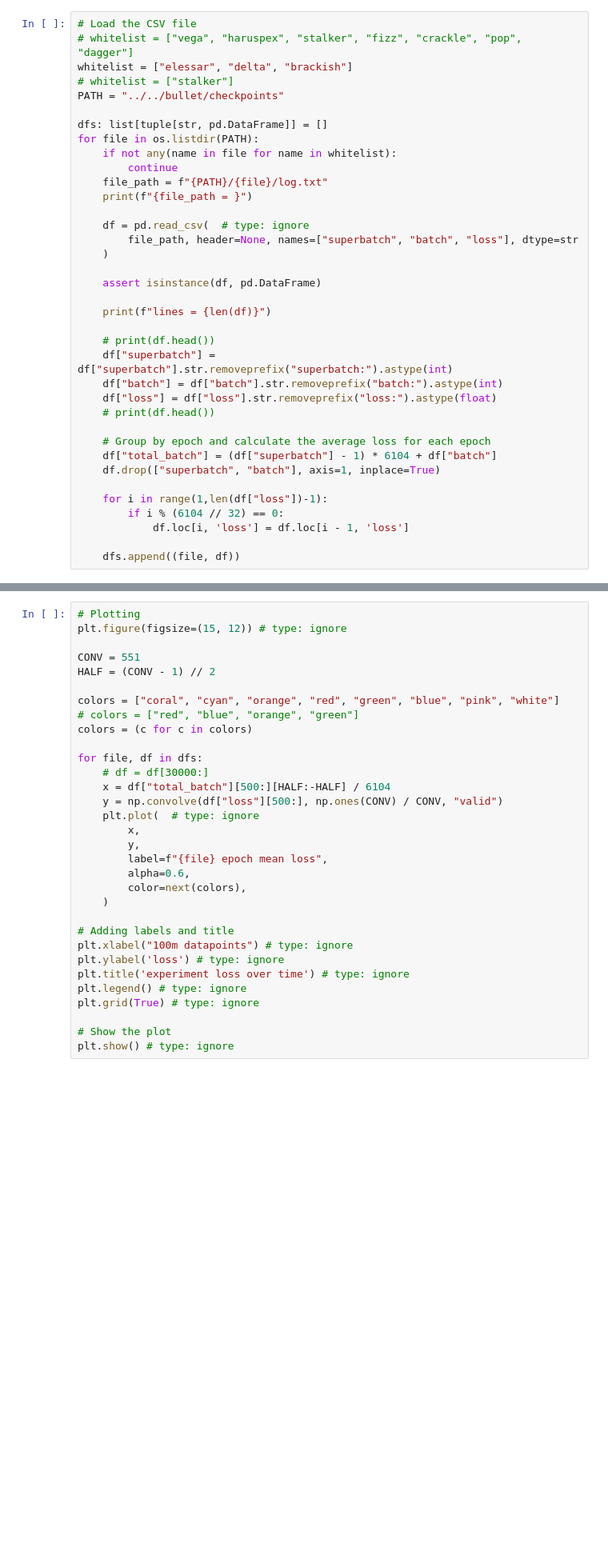
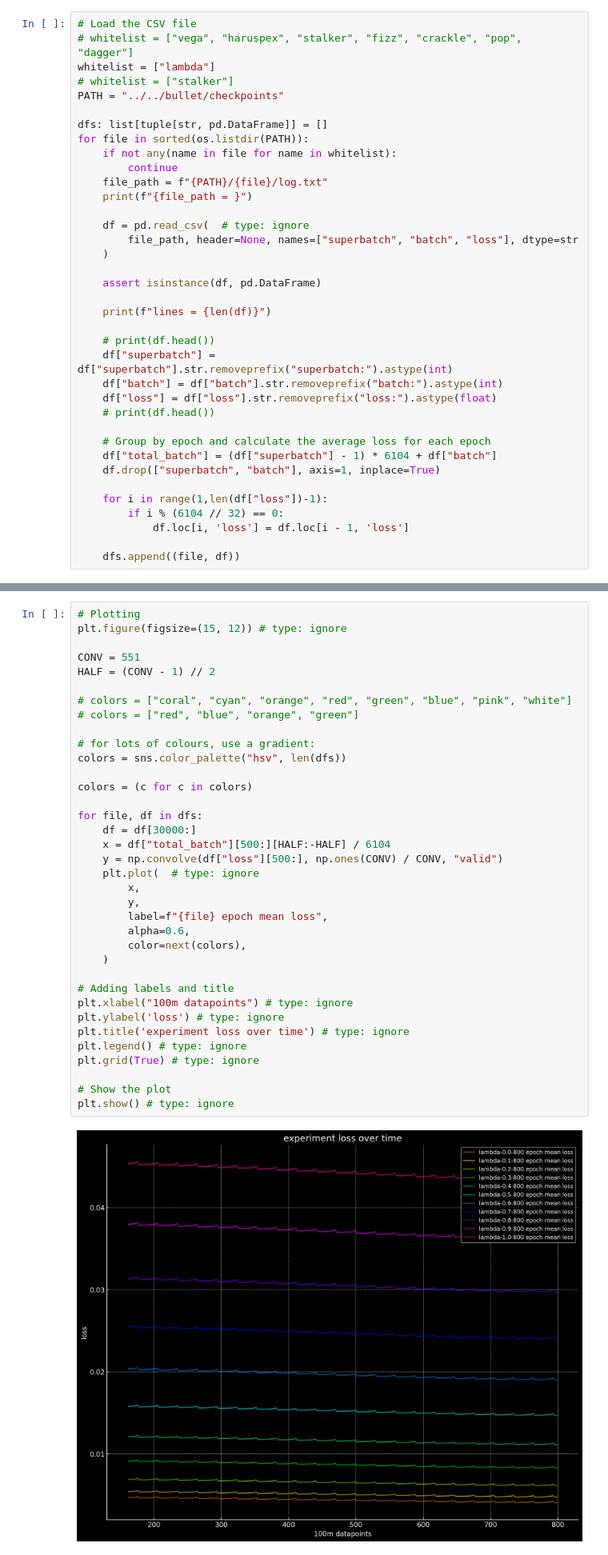
Before and after one commit to cosmobobak/advanced-nnue-program, a Jupyter notebook: plot-loss.ipynb, the cells around one changed output, grey strips where cells are left out. Shown at 80% size. Drawn from its saved outputs; the diff is of its cells as text; blank space fills up the shorter version.

```diff
--- a/plot-loss.ipynb
+++ b/plot-loss.ipynb
@@ -13,12 +13,12 @@ plt.style.use("dark_background")
 # %%
 # Load the CSV file
 # whitelist = ["vega", "haruspex", "stalker", "fizz", "crackle", "pop", "dagger"]
-whitelist = ["elessar", "delta", "brackish"]
+whitelist = ["lambda"]
 # whitelist = ["stalker"]
 PATH = "../../bullet/checkpoints"
 
 dfs: list[tuple[str, pd.DataFrame]] = []
-for file in os.listdir(PATH):
+for file in sorted(os.listdir(PATH)):
     if not any(name in file for name in whitelist):
         continue
     file_path = f"{PATH}/{file}/log.txt"
@@ -50,32 +68,38 @@ for file in os.listdir(PATH):
 # %%
 # Plotting
 plt.figure(figsize=(15, 12)) # type: ignore
 
 CONV = 551
 HALF = (CONV - 1) // 2
 
-colors = ["coral", "cyan", "orange", "red", "green", "blue", "pink", "white"]
+# colors = ["coral", "cyan", "orange", "red", "green", "blue", "pink", "white"]
 # colors = ["red", "blue", "orange", "green"]
+
+# for lots of colours, use a gradient:
+colors = sns.color_palette("hsv", len(dfs))
+
 colors = (c for c in colors)
 
 for file, df in dfs:
-    # df = df[30000:]
+    df = df[30000:]
     x = df["total_batch"][500:][HALF:-HALF] / 6104
     y = np.convolve(df["loss"][500:], np.ones(CONV) / CONV, "valid")
     plt.plot(  # type: ignore
         x,
         y,
         label=f"{file} epoch mean loss",
         alpha=0.6,
         color=next(colors),
     )
 
 # Adding labels and title
 plt.xlabel("100m datapoints") # type: ignore
 plt.ylabel('loss') # type: ignore
 plt.title('experiment loss over time') # type: ignore
 plt.legend() # type: ignore
 plt.grid(True) # type: ignore
 
 # Show the plot
 plt.show() # type: ignore
+# %% [output]
+[figure, added]
```
Also changed, not shown: parts of 1 cell of this notebook, 3 other files.
